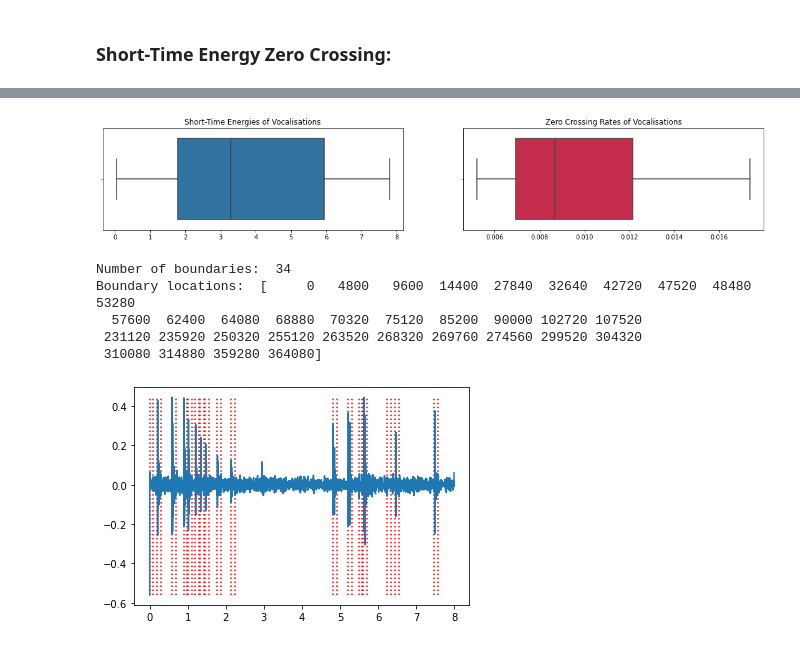
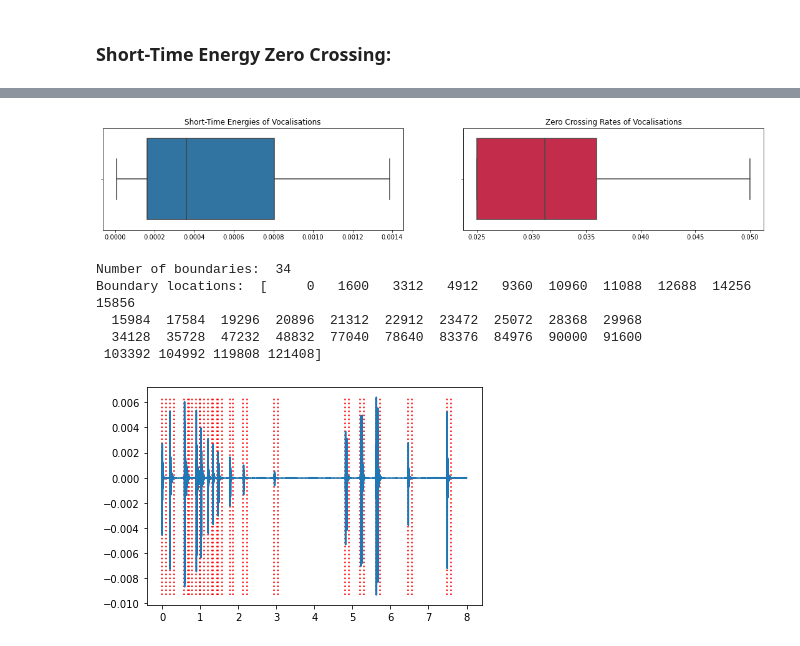
Before and after one commit to vkoil/pempheris-adspersa-alphabetisation, a Jupyter notebook: segmentation.ipynb, the cells around one changed output, grey strips where cells are left out. Saved outputs shown, nothing was run; the diff lists cells and outputs as text; code cells hidden in the pictures.

```diff
--- a/segmentation.ipynb
+++ b/segmentation.ipynb
@@ -170,15 +175,13 @@ def energy_zcr_vad(signal, window_size, overlap, min_separation=0.1, segment_dur
 ## Segmentation Analysis:
 # %%
 # loads an audio file as an numpp array containing signal amplitudes
-sample, _ = librosa.load("data/samples/67375127.140411201837_002510_002518.wav", sr=sr)
+sample, _ = librosa.load("data/samples/processed_67375127.140411201837_002510_002518.wav", sr=sr)
-# %%
-sample -= np.mean(sample)
 # %% [markdown]
 ### Non-Linear Energy Operator:
 # %%
 # parameters set through experimentation.
 # window_size = 10, Threshold = 0.01 yields best compromise between efficiency and captured boundaries
-boundaries_nleo = nonlinear_energy_operator(sample, 10, 0.01)
+boundaries_nleo = nonlinear_energy_operator(sample, 10, 0.000001)
 print("Number of boundaries: ", len(boundaries_nleo))
 print("Boundary locations: ", boundaries_nleo)
 # %% [output]
@@ -195,7 +197,7 @@ plot_boundaries_on_signal(subsig_nleo, subbounds_nleo, sr)
 # %% [markdown]
 ### Short-Time Energy Zero Crossing:
 # %%
-noise_sample, _ = signal_splice(sample, 3.1, 4.8, sr)
+noise_sample, _ = signal_slice(sample, 3.1, 4.8, sr)
 noise_energy = []
 noise_zcr = []
 for i in np.arange(0, 1.7, 0.05):
@@ -216,35 +218,37 @@ plt.show()
 # %%
 click_energy = []
 click_zcr = []
 # using every second boundary to get starting points of clicks.
 # nleo_boundaries being used for analysis since already established
 for i in range(0,len(boundaries_nleo)-1,2):
-    frac = sample[boundaries_nleo[i] : boundaries_nleo[i] + int(sr*0.012)]
+    frac = sample[boundaries_nleo[i] : boundaries_nleo[i] + int(sr*0.01)]
     click_energy.append(sum(frac**2))
     click_zcr.append(sum(abs(np.diff(frac>0)*1))/len(frac))
 
 plt.figure(figsize=(19, 3))
 plt.subplot(1,2,1)
 sns.boxplot(x=click_energy)
 plt.title('Short-Time Energies of Vocalisations')
 plt.subplot(1,2,2)
 sns.boxplot(x=click_zcr, color='Crimson')
 plt.title('Zero Crossing Rates of Vocalisations')
 plt.show()
 # %% [output]
-[figure, old version]
+[figure, new version]
 # %%
-boundaries_ezcr = energy_zcr_vad(sample, 0.01, 0.005, low_energy=1.0, low_zcr=0.003, high_energy=1.2, high_zcr=0.0055)
+# boundaries_ezcr = energy_zcr_vad(sample, 0.01, 0.001, low_energy=0.16, high_energy=0.5, low_zcr=0.015, high_zcr=0.03) # sr = 8000
+# boundaries_ezcr = energy_zcr_vad(sample, 0.01, 0.005, low_energy=1.0, high_energy=1.2, low_zcr=0.003, high_zcr=0.0055) # sr = 48000
+boundaries_ezcr = energy_zcr_vad(sample, 0.01, 0.001, low_energy=0.000001, high_energy=0.0002, low_zcr=0.005, high_zcr=0.025) # sr = 16000
 print("Number of boundaries: ", len(boundaries_ezcr))
 print("Boundary locations: ", boundaries_ezcr)
 # %% [output]
 Number of boundaries:  34
-Boundary locations:  [     0   4800   9600  14400  27840  32640  42720  47520  48480  53280
-  57600  62400  64080  68880  70320  75120  85200  90000 102720 107520
- 231120 235920 250320 255120 263520 268320 269760 274560 299520 304320
- 310080 314880 359280 364080]
+Boundary locations:  [     0   1600   3312   4912   9360  10960  11088  12688  14256  15856
+  15984  17584  19296  20896  21312  22912  23472  25072  28368  29968
+  34128  35728  47232  48832  77040  78640  83376  84976  90000  91600
+ 103392 104992 119808 121408]
 # %%
-subsig_ezcr, subbounds_ezcr = signal_splice(sample, 0, 8, sr, boundaries_ezcr)
+subsig_ezcr, subbounds_ezcr = signal_slice(sample, 0, 8, sr, boundaries_ezcr)
 plot_boundaries_on_signal(subsig_ezcr, subbounds_ezcr, sr)
 # %% [output]
-[figure, old version]
+[figure, new version]
```
Also changed, not shown: parts of 10 cells of this notebook, 1 other file.
